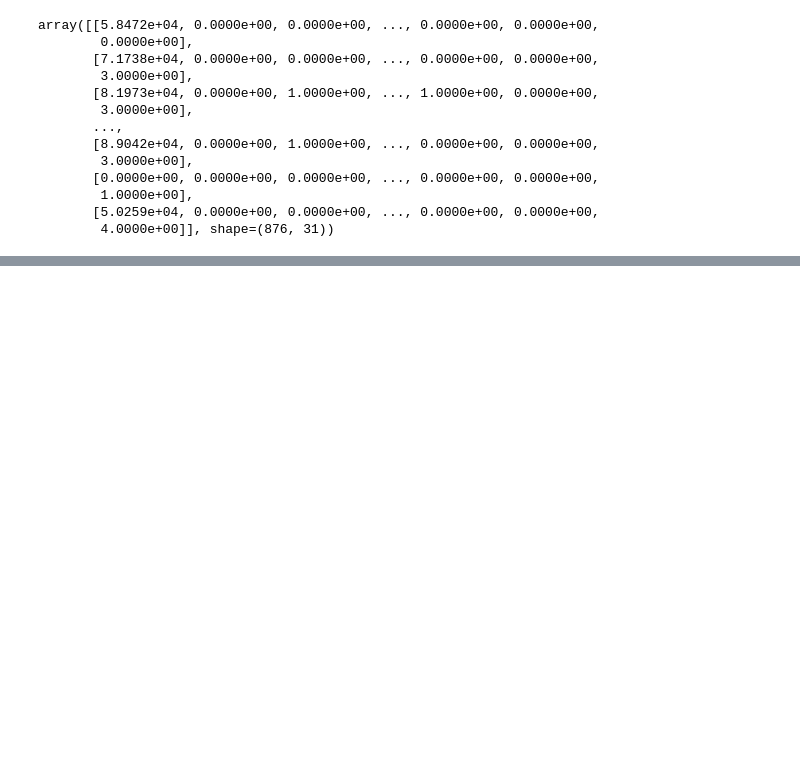
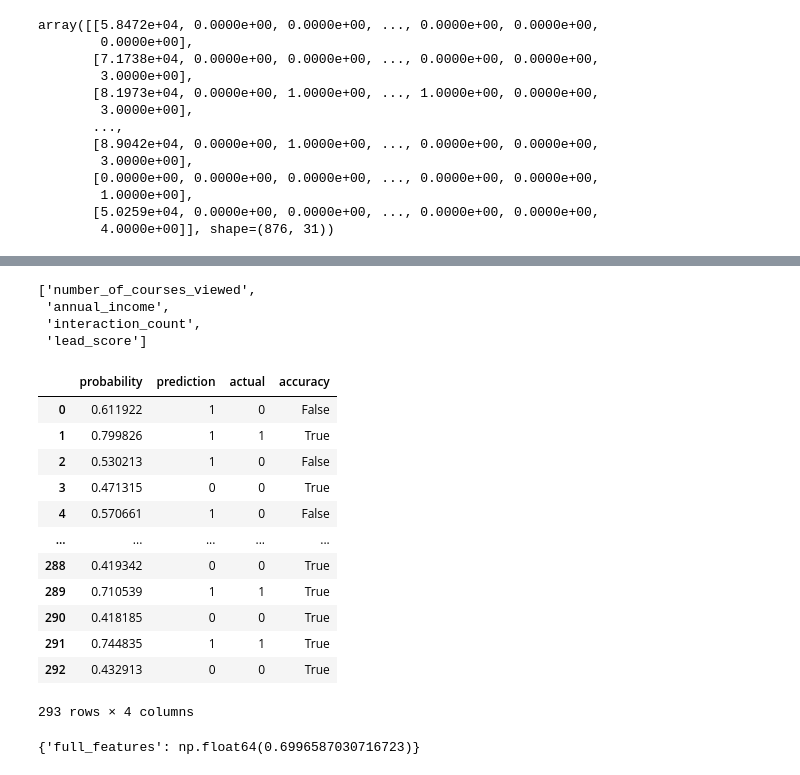
Before and after one commit to expialadocious/ml_zoomcamp_2025, a Jupyter notebook: number3.ipynb, the cells around one changed output, grey strips where cells are left out. Cells and saved outputs as stored; diff of their text form; code cells hidden in the pictures; blank space fills up the shorter version.

Commit message:
updated homework =3

```diff
--- a/number3.ipynb
+++ b/number3.ipynb
@@ -303,0 +296,5 @@ array([[5.8472e+04, 0.0000e+00, 0.0000e+00, ..., 0.0000e+00, 0.0000e+00,
+# %%
+## Train Logistic Regression model with specified parameters in homework #3
+model = LogisticRegression(solver='liblinear', C=1.0, max_iter=1000, random_state=42)
+
+model.fit(X_train, y_train)
@@ -303,0 +335,64 @@ array([[5.8472e+04, 0.0000e+00, 0.0000e+00, ..., 0.0000e+00, 0.0000e+00,
+# %%
+## libraries and modules needed (same as in #4)
+from sklearn.feature_extraction import DictVectorizer
+from sklearn.linear_model import LogisticRegression
+
+## create one-hot encoding dictionary (numerical columns value remains intact)
+dv = DictVectorizer(sparse=False)
+# %%
+numerical
+# %% [output]
+['number_of_courses_viewed',
+ 'annual_income',
+ 'interaction_count',
+ 'lead_score']
+# %%
+## Baseline model containing all features
+    ## model from Question #4 above
+
+## Train Logistic Regression model with specified parameters in homework #3
+
+full_features = categorical + numerical
+train_dict = df_train[full_features].to_dict(orient='records')
+X_train = dv.fit_transform(train_dict)
+
+val_dict = df_val[full_features].to_dict(orient='records')
+X_val = dv.transform(val_dict)
+model = LogisticRegression(solver='liblinear', C=1.0, max_iter=1000, random_state=42)
+model.fit(X_train, y_train)
+
+##Calculate probability of binary outcome on Validation training set
+y_pred = model.predict_proba(X_val)[:,1]
+
+## Assign prediction for "converted" binary value
+converted_decision = (y_pred >= 0.5)
+
+df_pred = pd.DataFrame()
+df_pred['probability'] = y_pred
+df_pred['prediction'] = converted_decision.astype(int)
+df_pred['actual'] = y_val
+df_pred['accuracy'] = df_pred.prediction == df_pred.actual
+
+df_pred
+# %% [output]
+|  | probability | prediction | actual | accuracy |
+| 0 | 0.611922 | 1 | 0 | False |
+| 1 | 0.799826 | 1 | 1 | True |
+| 2 | 0.530213 | 1 | 0 | False |
+| 3 | 0.471315 | 0 | 0 | True |
+| 4 | 0.570661 | 1 | 0 | False |
+| ... | ... | ... | ... | ... |
+| 288 | 0.419342 | 0 | 0 | True |
+| 289 | 0.710539 | 1 | 1 | True |
+| 290 | 0.418185 | 0 | 0 | True |
+| 291 | 0.744835 | 1 | 1 | True |
+| 292 | 0.432913 | 0 | 0 | True |
+293 rows × 4 columns
+# %%
+## full features dictionary
+
+fulldict = {'full_features': df_pred.accuracy.mean()}
+
+fulldict
+# %% [output]
+{'full_features': np.float64(0.6996587030716723)}
```
Also changed, not shown: parts of 21 cells of this notebook.
